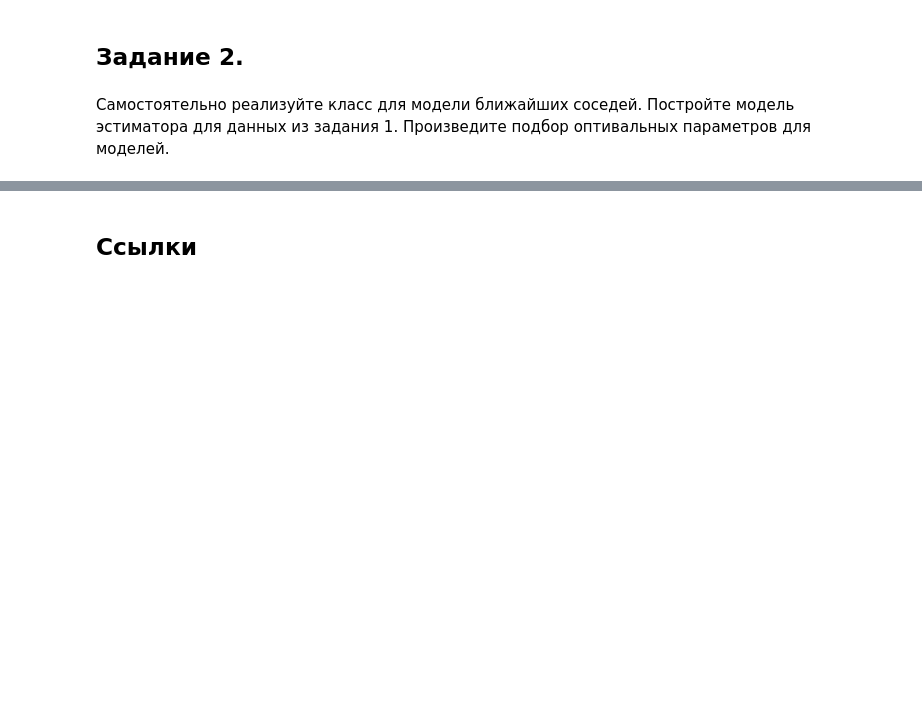
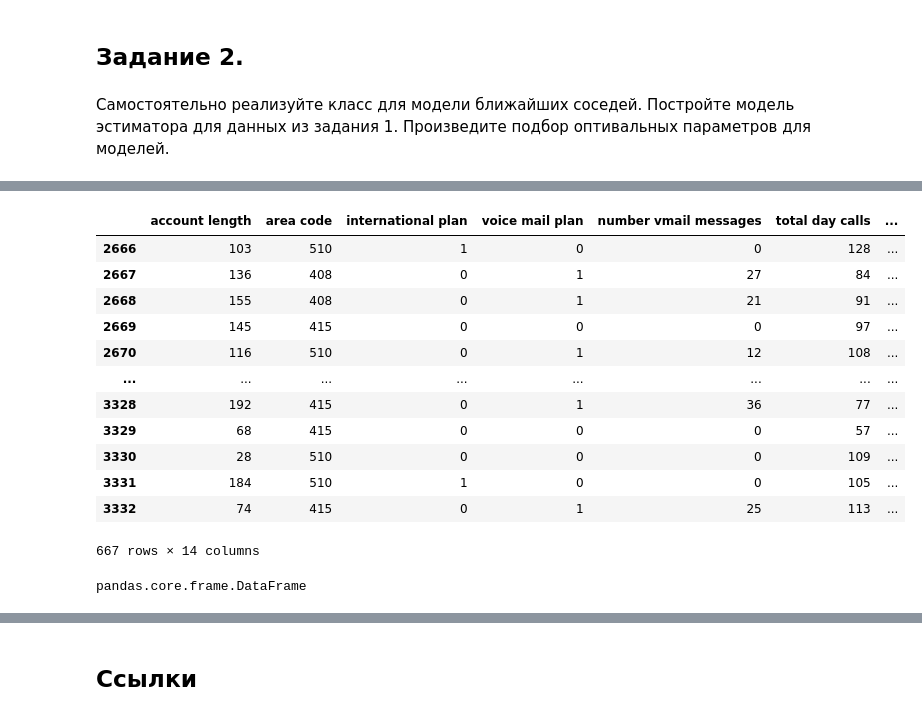
Before and after one commit to volynvlad/mathematical_foundations_ml, a Jupyter notebook: LR3/LR3_1k_task.ipynb, the cells around one changed output, grey strips where cells are left out. Saved outputs shown, nothing was run; the diff lists cells and outputs as text; code cells hidden in the pictures; blank space fills up the shorter version.

```diff
--- a/LR3/LR3_1k_task.ipynb
+++ b/LR3/LR3_1k_task.ipynb
@@ -600,0 +640,5 @@ model.best_estimator_.score(X_test_scaled, y_test)
+# %%
+# from previous LR
+columns_to_delete = ['total day minutes', 'total eve minutes', 'total night minutes', 'total intl minutes']
+# %%
+X.drop(columns=columns_to_delete, inplace=True)
@@ -600,0 +649,4 @@ model.best_estimator_.score(X_test_scaled, y_test)
+# %%
+X["international plan"] = (X["international plan"] == "yes").astype(int)
+# %%
+X["voice mail plan"] = (X["voice mail plan"] == "yes").astype(int)
@@ -600,0 +755,20 @@ model.best_estimator_.score(X_test_scaled, y_test)
+# %%
+X[4 * len(X) // 5: (4 + 1) * len(X) // 5]
+# %% [output]
+|  | account length | area code | international plan | voice mail plan | number vmail messages | total day calls | ... |
+| 2666 | 103 | 510 | 1 | 0 | 0 | 128 | ... |
+| 2667 | 136 | 408 | 0 | 1 | 27 | 84 | ... |
+| 2668 | 155 | 408 | 0 | 1 | 21 | 91 | ... |
+| 2669 | 145 | 415 | 0 | 0 | 0 | 97 | ... |
+| 2670 | 116 | 510 | 0 | 1 | 12 | 108 | ... |
+| ... | ... | ... | ... | ... | ... | ... | ... |
+| 3328 | 192 | 415 | 0 | 1 | 36 | 77 | ... |
+| 3329 | 68 | 415 | 0 | 0 | 0 | 57 | ... |
+| 3330 | 28 | 510 | 0 | 0 | 0 | 109 | ... |
+| 3331 | 184 | 510 | 1 | 0 | 0 | 105 | ... |
+| 3332 | 74 | 415 | 0 | 1 | 25 | 113 | ... |
+667 rows × 14 columns
+# %%
+type(X[4:343])
+# %% [output]
+pandas.core.frame.DataFrame
```
Also changed, not shown: parts of 36 cells of this notebook.
